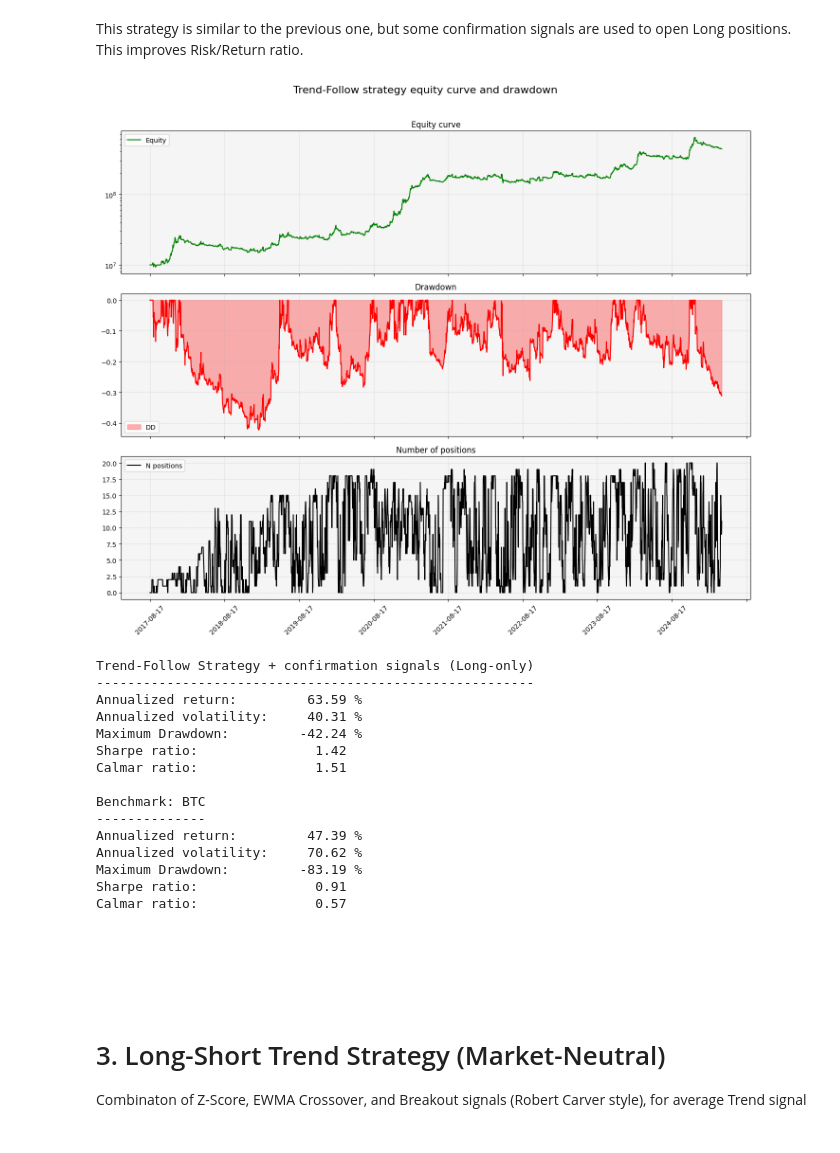
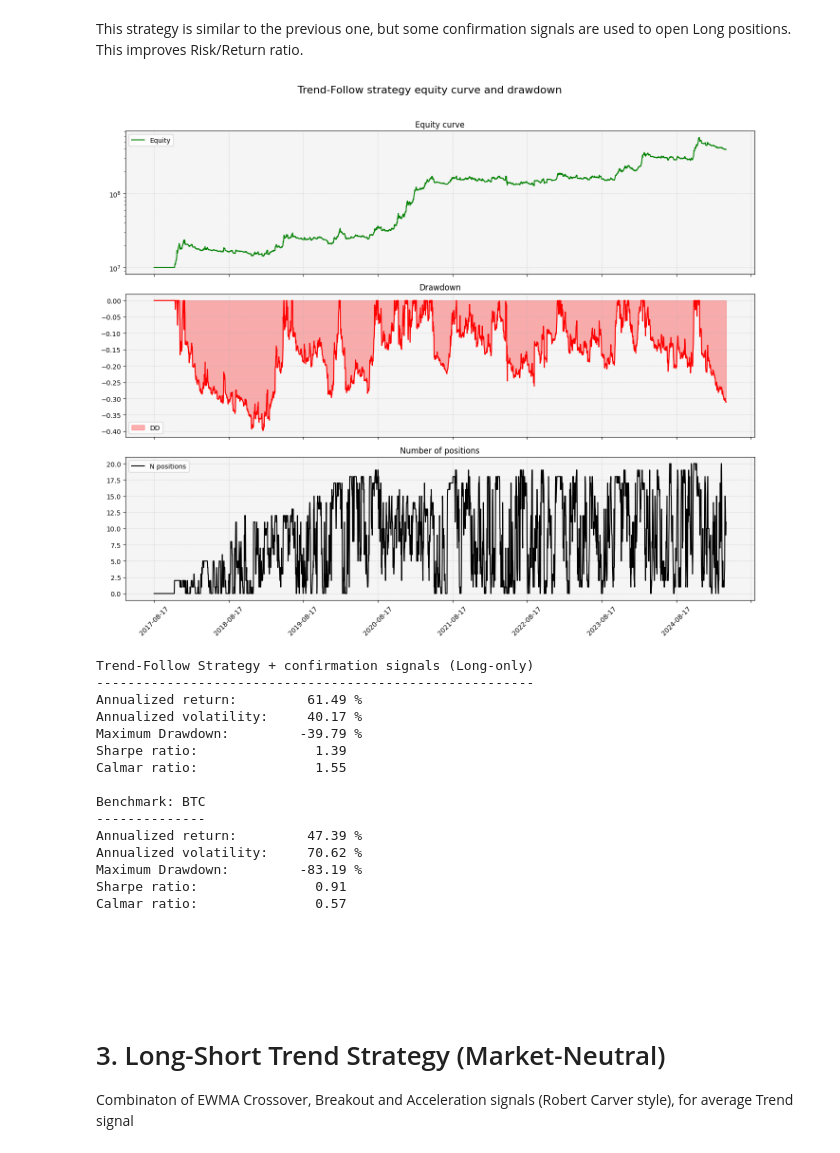
Before and after one commit to nicolasdd1996/crypto-trend-follow, a Jupyter notebook: notebooks/crypto_trend.ipynb, the cells around one changed output. Cells and saved outputs as stored; diff of their text form; code cells hidden in the pictures.

```diff
--- a/notebooks/crypto_trend.ipynb
+++ b/notebooks/crypto_trend.ipynb
@@ -479,7 +471,7 @@ for coin in coins:
     # Filter coins not in Top 20
     mask_1 = data_copy[coin] == 0
     # Filter recently listed coins
-    mask_2 = data_copy[f'{coin}_close'].isna() | data_copy[f'{coin}_close'].shift(10).isna()
+    mask_2 = data_copy[f'{coin}_close'].isna() | data_copy[f'{coin}_close'].shift(100).isna()
     # Filter coins with too large or small volatility
     mask_3 = (data_copy[f'{coin}_vol'] > 2) | (data_copy[f'{coin}_vol'] < 0.2)
 
@@ -542,34 +534,34 @@ fig.suptitle(f"Trend-Follow strategy equity curve and drawdown", fontsize=16)
 
 # --- Subplot 1: Asset vs Strategy (log scale)
 axes[0].plot(data_copy['date'], data_copy['equity'], label='Equity', color='green', linewidth=1.5)
 axes[0].set_yscale('log')
 axes[0].set_title("Equity curve", fontsize=12)
 axes[0].legend()
 
 # --- Subplot 2: Position
 axes[1].fill_between(data_copy['date'], 0, data_copy['drawdown'], label='DD', color='red', alpha=0.3)
 axes[1].plot(data_copy['date'], data_copy['drawdown'], color='red', linewidth=1.5)
 axes[1].set_title('Drawdown', fontsize=12)
 axes[1].legend()
 
 # --- Subplot 3: Breadth model & BTC Trend
 axes[2].plot(data_copy['date'], data_copy['n_positions'], label='N positions', color='black', linewidth=1.5)
 axes[2].set_title('Number of positions', fontsize=12)
 axes[2].legend()
 
 # --- Eje X: formato fecha
 axes[-1].xaxis.set_major_locator(mdates.AutoDateLocator())
 plt.setp(axes[-1].xaxis.get_majorticklabels(), rotation=45)
 
 # --- Estilo común
 for ax in axes:
     ax.grid(True, linestyle='--', alpha=0.4)
     ax.set_facecolor('whitesmoke')
 
 plt.tight_layout(rect=[0, 0, 1, 0.96])
 plt.show()
 # %% [output]
-[figure, old version]
+[figure, new version]
 # %%
 pf = vbt.Portfolio.from_signals(
     close=data_copy['equity'].dropna(),
@@ -598,11 +590,11 @@ print_perf_metrics('Benchmark: BTC', pf_btc)
 # %% [output]
 Trend-Follow Strategy + confirmation signals (Long-only)
 --------------------------------------------------------
-Annualized return:         63.59 %
-Annualized volatility:     40.31 %
-Maximum Drawdown:         -42.24 %
-Sharpe ratio:               1.42
-Calmar ratio:               1.51
+Annualized return:         61.49 %
+Annualized volatility:     40.17 %
+Maximum Drawdown:         -39.79 %
+Sharpe ratio:               1.39
+Calmar ratio:               1.55
 
 Benchmark: BTC
 --------------
@@ -613,7 +605,7 @@ Sharpe ratio:               0.91
 Calmar ratio:               0.57
 # %% [markdown]
 # <br><br> 3. Long-Short Trend Strategy (Market-Neutral)
-Combinaton of Z-Score, EWMA Crossover, and Breakout signals (Robert Carver style), for average Trend signal
+Combinaton of EWMA Crossover, Breakout and Acceleration signals (Robert Carver style), for average Trend signal
 # %%
 # Price history of coins that has been in the Top 20 by market cap.
 # There is a column with a flag, 0 or 1, depending on the coing being in the Top 20 or not at that specific date.
```
Also changed, not shown: parts of 11 cells of this notebook.
